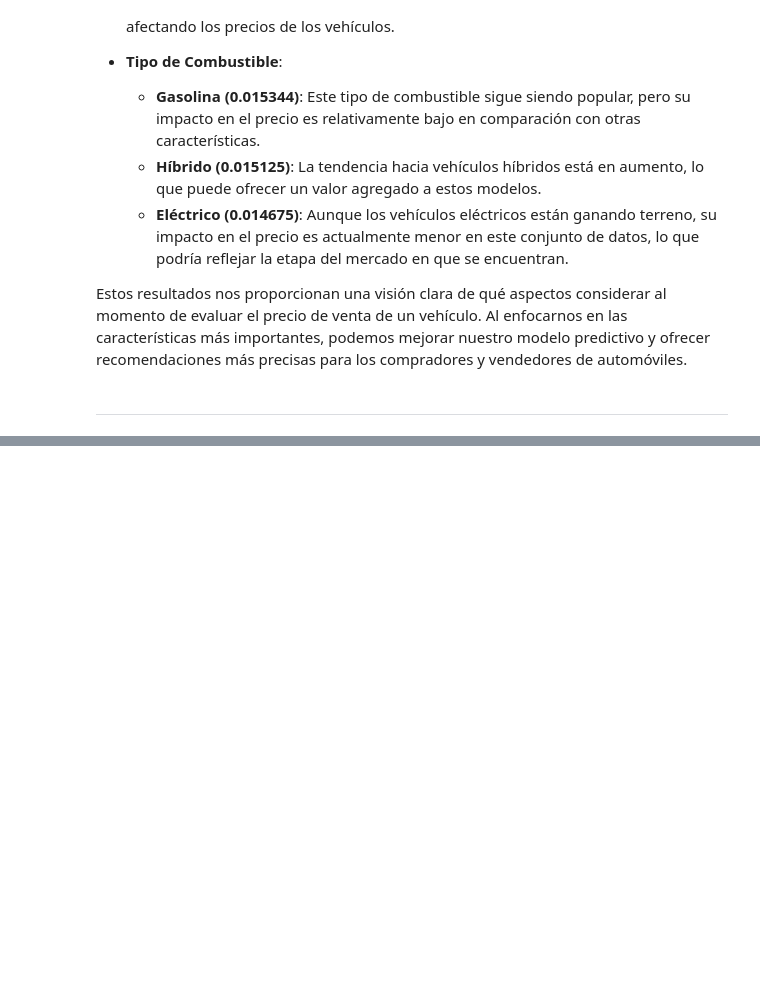
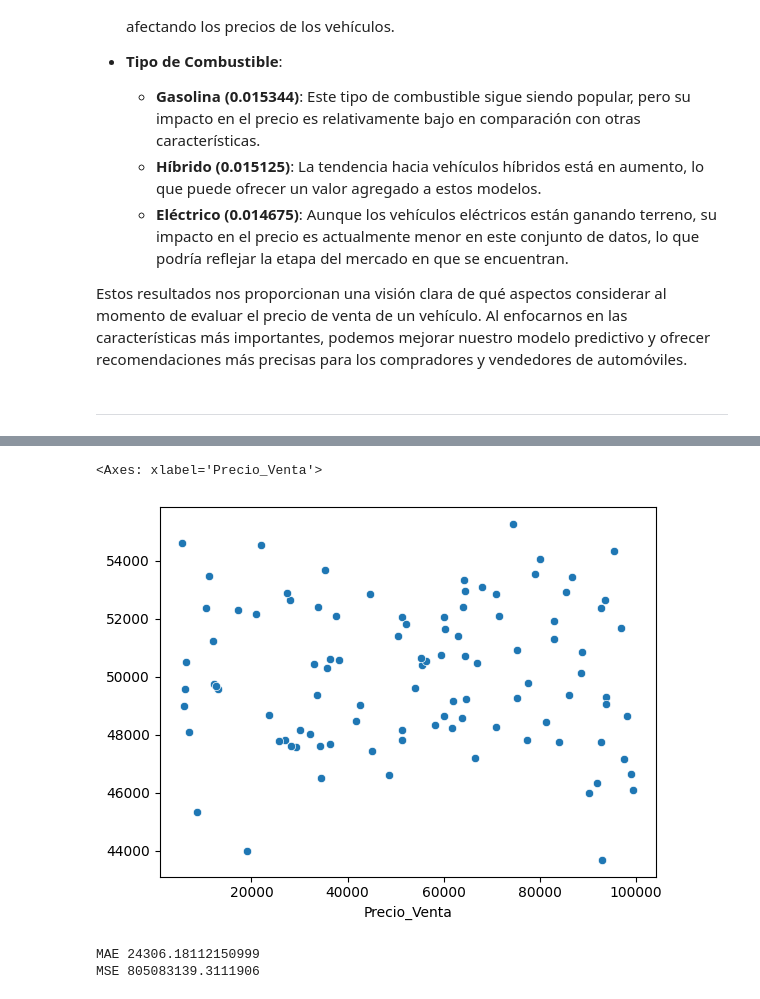
Before and after one commit to JorgeDataScientist/Machine_Learning_Scikit-Learn_Keras_TensorFlow, a Jupyter notebook: 4_Car_Price_Prediction_Machie_Learnig_Deploy/Modelo_Machine_Learning.ipynb, the cells around one changed output, grey strips where cells are left out. Drawn from its saved outputs; the diff is of its cells as text; code cells hidden in the pictures; blank space fills up the shorter version.

```diff
--- a/4_Car_Price_Prediction_Machie_Learnig_Deploy/Modelo_Machine_Learning.ipynb
+++ b/4_Car_Price_Prediction_Machie_Learnig_Deploy/Modelo_Machine_Learning.ipynb
@@ -299,0 +346,11 @@ Coeficiente de Determinación (R^2): -0.16212481837352843
+# %%
+sns.scatterplot(x=y_test, y=predictions)
+# %% [output]
+<Axes: xlabel='Precio_Venta'>
+[figure, added]
+# %%
+print('MAE', mean_absolute_error(y_test, predictions))
+print('MSE', mean_squared_error(y_test, predictions))
+# %% [output]
+MAE 24306.18112150999
+MSE 805083139.3111906
```
Also changed, not shown: parts of 23 cells of this notebook, 1 other file.
